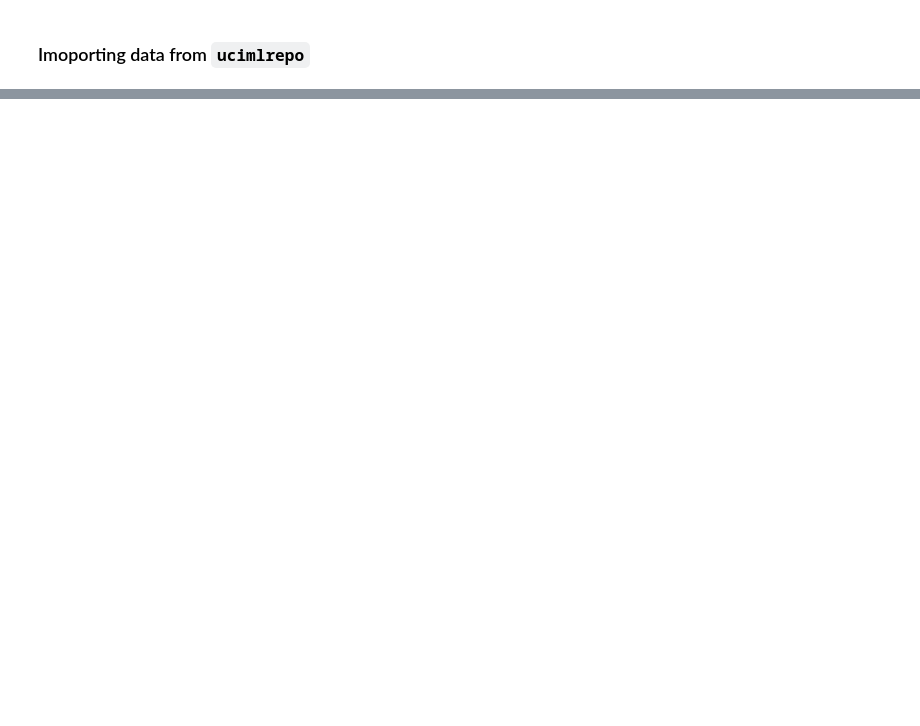
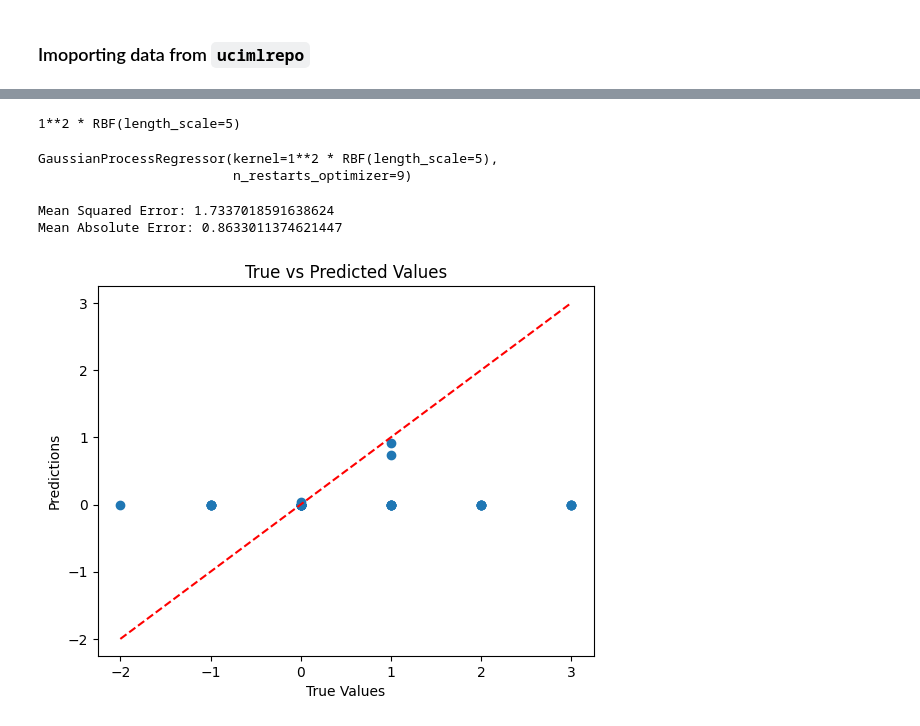
Before and after one commit to Suraj6E/ModelOptimization, a Jupyter notebook: Regression.ipynb, the cells around one changed output, grey strips where cells are left out. Saved outputs shown, nothing was run; the diff lists cells and outputs as text; code cells hidden in the pictures; blank space fills up the shorter version.

```diff
--- a/Regression.ipynb
+++ b/Regression.ipynb
@@ -41,0 +93,9 @@ plt.show()
+# %%
+# Convert features and targets to numeric values
+features_df = pd.DataFrame(automobile.data.features)
+targets_df = pd.DataFrame(automobile.data.targets)
+
+X = features_df.apply(pd.to_numeric, errors='coerce').fillna(0).values
+y = targets_df.apply(pd.to_numeric, errors='coerce').fillna(0).values
+
+X
@@ -41,0 +137,33 @@ plt.show()
+# %%
+# Define kernel
+kernel = 1.0 * RBF(length_scale=1.0)
+kernel
+# %% [output]
+1**2 * RBF(length_scale=5)
+# %%
+# Train Gaussian Process
+gaussian_process = GaussianProcessRegressor(kernel=kernel, n_restarts_optimizer=9)
+gaussian_process.fit(X_train, y_train)
+# %% [output]
+GaussianProcessRegressor(kernel=1**2 * RBF(length_scale=5),
+                         n_restarts_optimizer=9)
+# %%
+# Evaluate model
+mean_prediction, std_prediction = gaussian_process.predict(X_test, return_std=True)
+mse = mean_squared_error(y_test, mean_prediction)
+mae = mean_absolute_error(y_test, mean_prediction)
+print("Mean Squared Error:", mse)
+print("Mean Absolute Error:", mae)
+# %% [output]
+Mean Squared Error: 1.7337018591638624
+Mean Absolute Error: 0.8633011374621447
+# %%
+# Visualize results
+plt.scatter(y_test, mean_prediction)
+plt.plot([min(y_test), max(y_test)], [min(y_test), max(y_test)], linestyle='--', color='red')
+plt.xlabel("True Values")
+plt.ylabel("Predictions")
+plt.title("True vs Predicted Values")
+plt.show()
+# %% [output]
+[figure, added]
```
Also changed, not shown: parts of 13 cells of this notebook.
